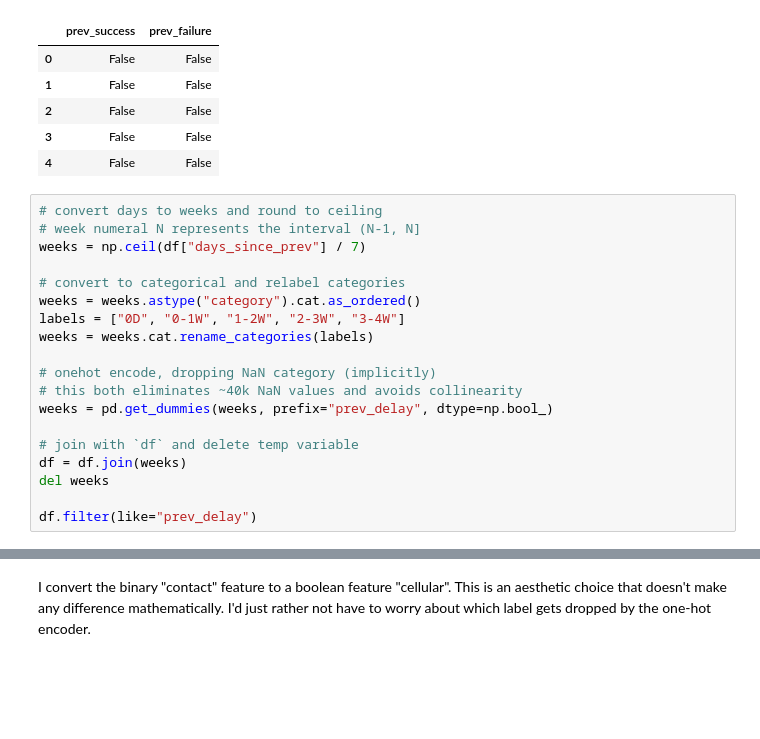
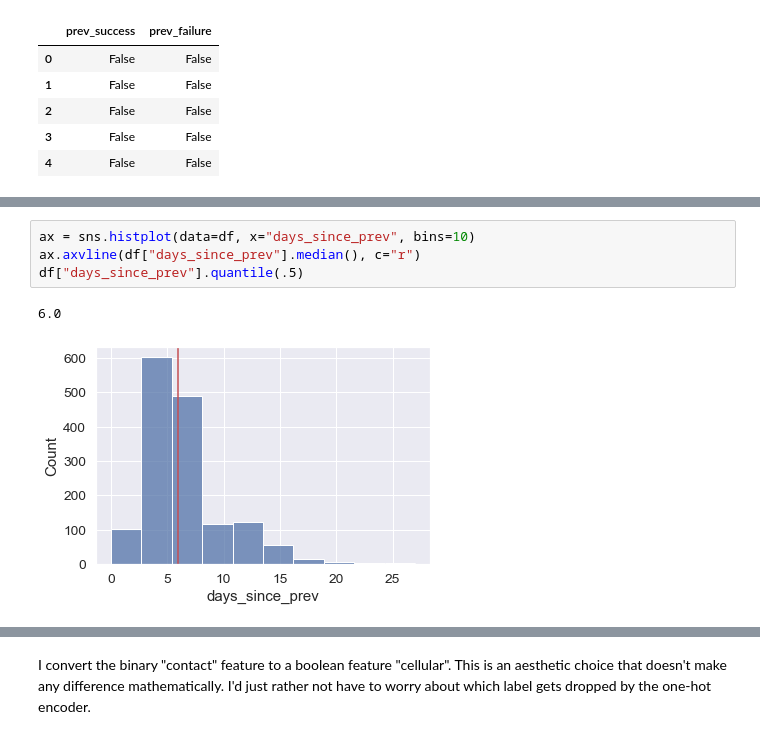
Before and after one commit to ndgigliotti/dsc-phase-3-project, a Jupyter notebook: index.ipynb, the cells around one changed output, grey strips where cells are left out. Drawn from its saved outputs; the diff is of its cells as text; blank space fills up the shorter version.

```diff
--- a/index.ipynb
+++ b/index.ipynb
@@ -191,22 +191,3 @@ df[["prev_success", "prev_failure"]].head()
 | 2 | False | False |
 | 3 | False | False |
 | 4 | False | False |
-# %%
-# convert days to weeks and round to ceiling
-# week numeral N represents the interval (N-1, N]
-weeks = np.ceil(df["days_since_prev"] / 7)
-
-# convert to categorical and relabel categories
-weeks = weeks.astype("category").cat.as_ordered()
-labels = ["0D", "0-1W", "1-2W", "2-3W", "3-4W"]
-weeks = weeks.cat.rename_categories(labels)
-
-# onehot encode, dropping NaN category (implicitly)
-# this both eliminates ~40k NaN values and avoids collinearity
-weeks = pd.get_dummies(weeks, prefix="prev_delay", dtype=np.bool_)
-
-# join with `df` and delete temp variable
-df = df.join(weeks)
-del weeks
-
-df.filter(like="prev_delay")
@@ -226,0 +194,7 @@ df.filter(like="prev_delay")
+# %%
+ax = sns.histplot(data=df, x="days_since_prev", bins=10)
+ax.axvline(df["days_since_prev"].median(), c="r")
+df["days_since_prev"].quantile(.5)
+# %% [output]
+6.0
+[figure, added]
```
Also changed, not shown: parts of 4 cells of this notebook.
